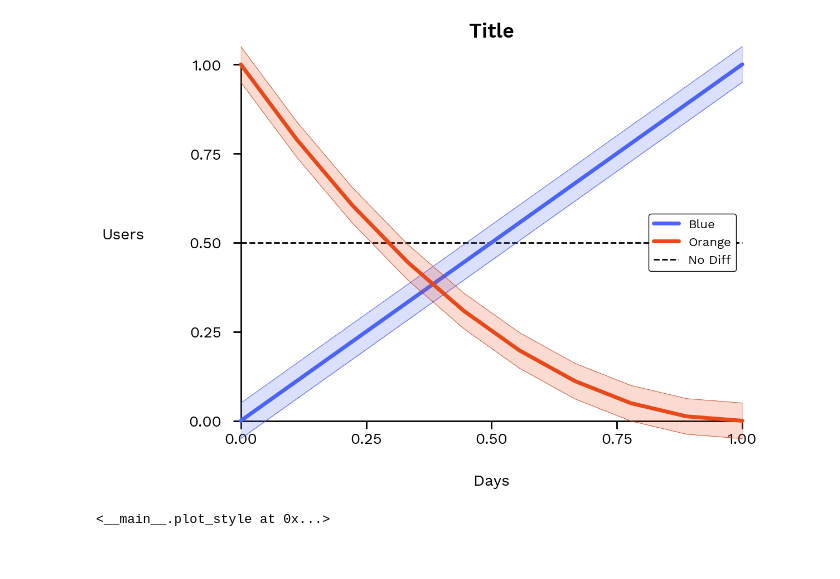
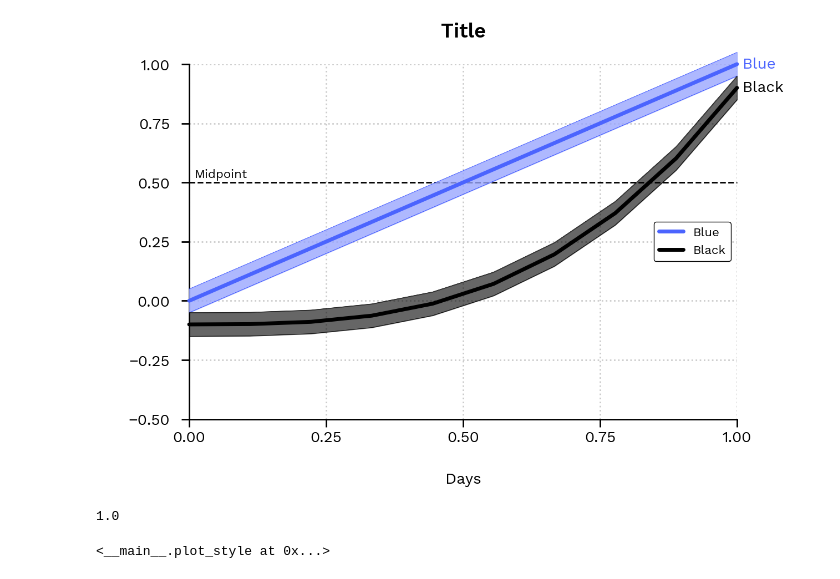
Before and after one commit to alexdsbreslav/quicklooks, a Jupyter notebook: Untitled.ipynb, the cells around one changed output. Saved outputs shown, nothing was run; the diff lists cells and outputs as text; code cells hidden in the pictures.

Commit message:
text and font style

```diff
--- a/Untitled.ipynb
+++ b/Untitled.ipynb
@@ -105,50 +8,65 @@ size = ql.chart_size.half_slide,
 color_library = ql.color_libraries.mariglow,
 title = 'Title',
 xlabel = 'Days',
-ylabel = 'Users',
-x_min_max = (0,1), y_min_max = (0,1),
+ylabel = '',
+x_min_max = (0,1), y_min_max = (-0.5,1),
 xtick_interval = 0.25, ytick_interval = 0.25,
 xtick_labels = ql.chart_xlabel.default,
 ytick_labels = ql.chart_ylabel.default,
-horizontal_gridlines_on = False,
-vertical_gridlines_on = False);
+horizontal_gridlines_on = True,
+vertical_gridlines_on = True);
 
+# ---- [PLACEHOLDER] describe your line plot -------------------------------
 line = ql.line_plot(chart_skeleton,
 x = np.linspace(0,1,10),
 y = np.linspace(0,1,10),
 yerror = np.full(10,0.05), #If no values, None
 color = chart_skeleton.color_library.default,
 linewidth = 5,
 linestyle = '-', #['-', '--', ':', '-.']
-marker_shape = '', #['None', 'o', '.', 'v', '^', 's', 'd', 'D', 'X', 'x']
+marker_shape = None, #['o', '.', 'v', '^', 's', 'd', 'D', 'X', 'x']
 opacity = 1,
 label_for_legend = 'Blue',
-layer_order = 1)
+plot_label = True,
+layer_order = 2)
 
 line = ql.line_plot(chart_skeleton,
-x = np.linspace(1,0,10),
-y = np.linspace(0,1,10)**2,
+x = np.linspace(0,1,10),
+y = np.linspace(0,1,10)**3 - 0.1,
 yerror = np.full(10,0.05), #If no values, None
-color = chart_skeleton.color_library.orange,
+color = chart_skeleton.color_library.black,
 linewidth = 5,
 linestyle = '-', #['-', '--', ':', '-.']
-marker_shape = '', #['None', 'o', '.', 'v', '^', 's', 'd', 'D', 'X', 'x']
+marker_shape = None, #['o', '.', 'v', '^', 's', 'd', 'D', 'X', 'x']
 opacity = 1,
-label_for_legend = 'Orange',
-layer_order = 1)
+label_for_legend = 'Black',
+plot_label = True,
+layer_order = 2)
 
 ref_line = ql.reference_line(chart_skeleton,
 line_type = 'h', #['h' (hor), 'v' (vert), 'du' (diag up), 'dd' (diag down)]
 location = 0.5, #If diag-up or diag-down, None
 color = chart_skeleton.color_library.text,
 linewidth = 2,
 linestyle = '--', #['-', '--', ':', '-.']
 marker_shape = None, #['o', '.', 'v', '^', 's', 'd', 'D', 'X', 'x']
 opacity = 1,
-label_for_legend = 'No Diff',
+label_for_legend = '',
 layer_order = 0)
+
+text = ql.text(chart_skeleton,
+text = 'Midpoint',
+text_size = chart_skeleton.font_style.size.m,
+color = chart_skeleton.color_library.text,
+text_location_on_x_axis = 0.01,
+text_location_on_y_axis = 0.51,
+horizontal_align = 'left', #['center', 'left', 'right']
+vertical_align = 'bottom', #['center', 'top', 'bottom']
+rotation = 0,
+box_around_text = False,
+layer_order = 1)
 
 legend = ql.legend(chart_skeleton,
 legend_location = ql.legend.loc.right, frame=True);
 # %% [output]
-[figure, old version]
+[figure, new version]
@@ -237,3 +73,7 @@ class plot_style:
+# %%
+np.max((np.linspace(1,0,10)))
+# %% [output]
+1.0
 # %%
 ps = plot_style('half_slide','Users')
 # %%
```
Also changed, not shown: parts of 7 cells of this notebook, 10 other files.
